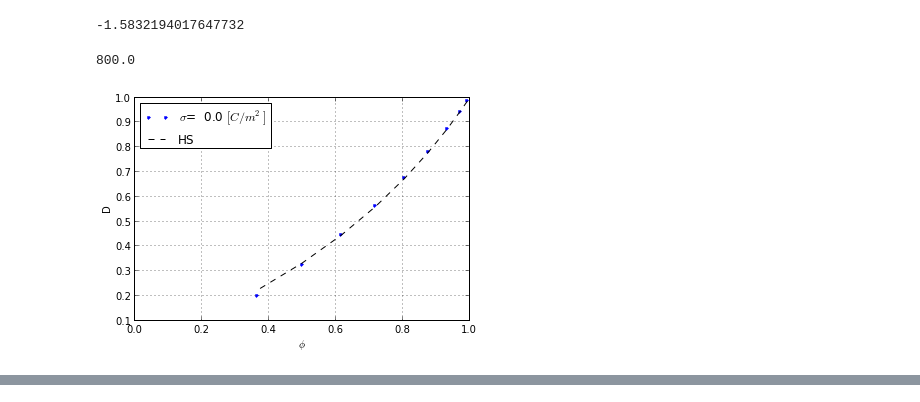
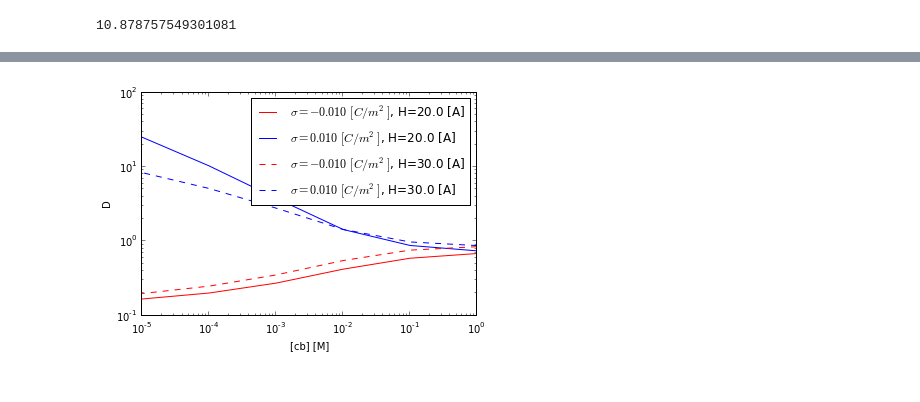
Before and after one commit to huskeypm/smolhomog, a Jupyter notebook: example/validation/validation.ipynb, the cells around one changed output, grey strips where cells are left out. Cells and saved outputs as stored; diff of their text form; code cells hidden in the pictures.

```diff
--- a/example/validation/validation.ipynb
+++ b/example/validation/validation.ipynb
@@ -25,9 +9,7 @@ min potent -112.110785748max potent 0.0min potent -0max potent 4.36582936156-1.0
-# %%
-np.min(np.array(potential.vector()))np.min(np.array(unitlessPotential.vector()))
-# %% [output]
--1.5832194017647732
-# %%
-if(1):  plt.plot(vFracs, outs[j,:],'b.',label="$\sigma$=%5.1f $[C/m^2]$" % sigmas[j] )  hs = vFracs/(2-vFracs)        plt.plot(vFracs, hs,'k--',label="HS")        plt.legend(loc=0)  plt.xlabel("$\phi$")   plt.ylabel("D")  plt.xlim([0.0,1])  grid(True)    plt.gcf().savefig("fig9.png")
-# %% [output]
-800.0
-[figure, removed]
+# %%
+pb.Grahame(0.00038,2.32e-4)
+# %% [output]
+10.878757549301081
+# %%
+fig7Murad()
+# %% [output]
@@ -33,0 +17 @@ if(1):  plt.plot(vFracs, outs[j,:],'b.',label="$\sigma$=%5.1f $[C/m^2]$" % sigma
+[figure, added]
```
Also changed, not shown: parts of 7 cells of this notebook, 2 other files.
